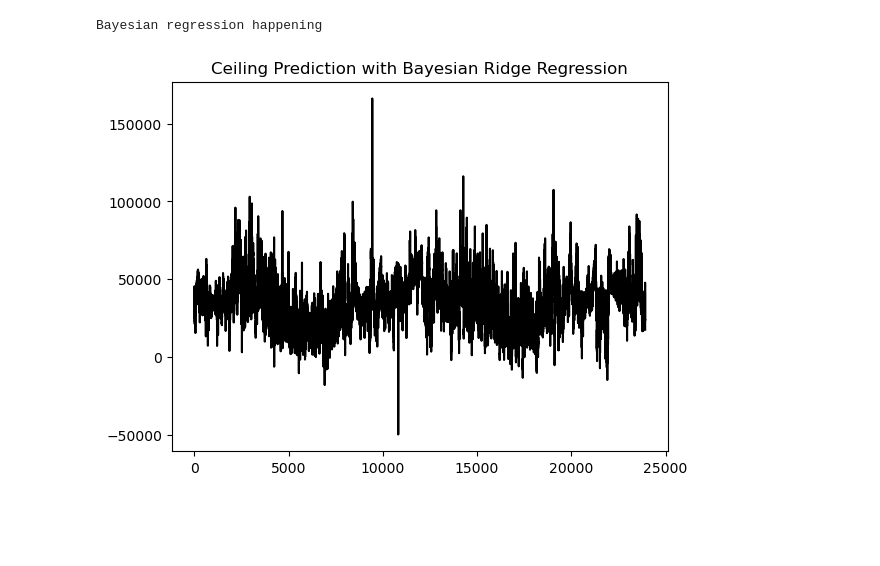
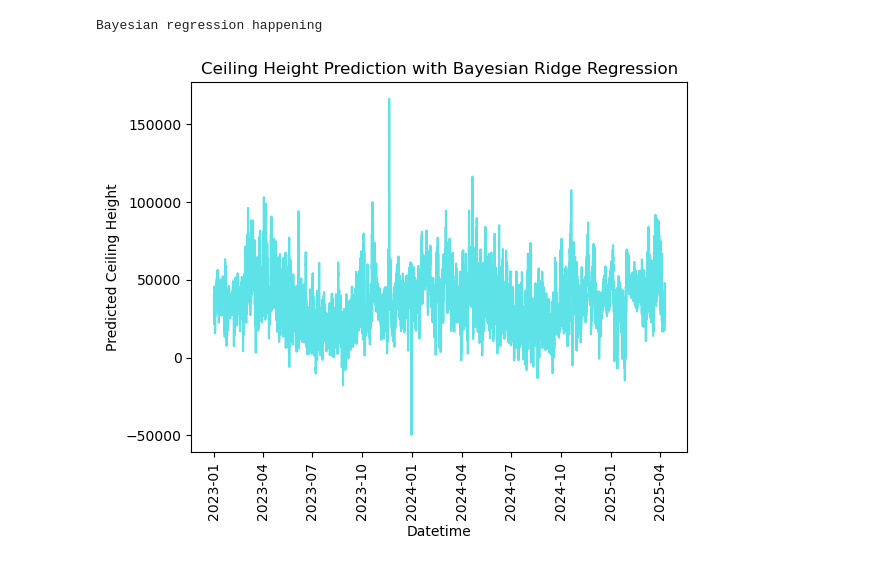
Before and after one commit to cynthiablack/capstone, a Jupyter notebook: Ceiling Height Model.ipynb, the cells around one changed output. Cells and saved outputs as stored; diff of their text form; code cells hidden in the pictures; blank space fills up the shorter version.

Commit message:
Bayesian LR model visualization

```diff
--- a/Ceiling Height Model.ipynb
+++ b/Ceiling Height Model.ipynb
@@ -1,34 +1,27 @@
 # %%
 import matplotlib.pyplot as plt
 import numpy as np
 import pandas as pd
 from sklearn.linear_model import BayesianRidge, ARDRegression
 
-# import METAR values
-METAR = pd.read_csv('PANC_METAR_cleaned.csv')
+# import METAR values with date parsing
+METAR = pd.read_csv('PANC_METAR_cleaned.csv', parse_dates=['valid'])
 
 # define attributes
 X = METAR[["tmpf", "relh", "dwpf", "sknt"]] # prediction variables
 Y = METAR["ceiling"] # target variables
 
 # Bayesian Ridge linear regression model
 BayesianRidge = BayesianRidge()
 BayesianRidge.fit(X, Y)
 BayesianRidgePrediction = BayesianRidge.predict(X)
 print("Bayesian regression happening")
-# plt.scatter(X_train, y_train,color='g')
-plt.plot(BayesianRidgePrediction, label='Bayesian Prediction', color='b')
-plt.title("Ceiling Prediction with Bayesian Ridge Regression")
+plt.plot(METAR['valid'], BayesianRidgePrediction, label='Bayesian Prediction', color='#5DE2E7')
+plt.title("Ceiling Height Prediction with Bayesian Ridge Regression")
+plt.xlabel("Datetime")
+plt.ylabel("Predicted Ceiling Height")
+plt.xticks(rotation=90)
 plt.show()
-
-# # ARD Regression model
-# ARDRegression = ARDRegression()
-# ARDRegression.fit(X, Y)
-# ARDPrediction = ARDRegression.predict(X)
-# print("ARD regression happening")
-# plt.plot(ARDPrediction, label='ARD Prediction', color='r')
-# plt.title("Ceiling Prediction with ARD Regression")
-# plt.show()
 # %% [output]
 Bayesian regression happening
-[figure, old version]
+[figure, new version]
```
